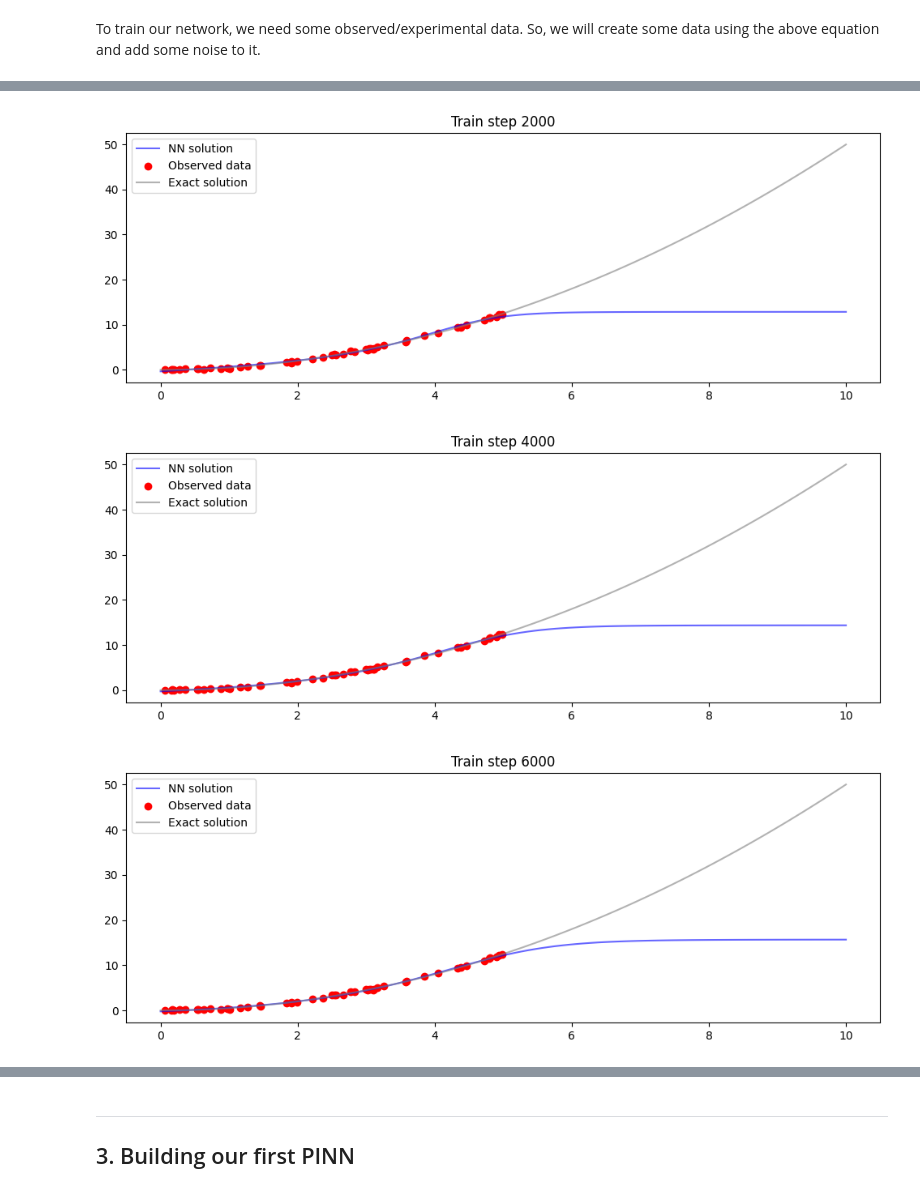
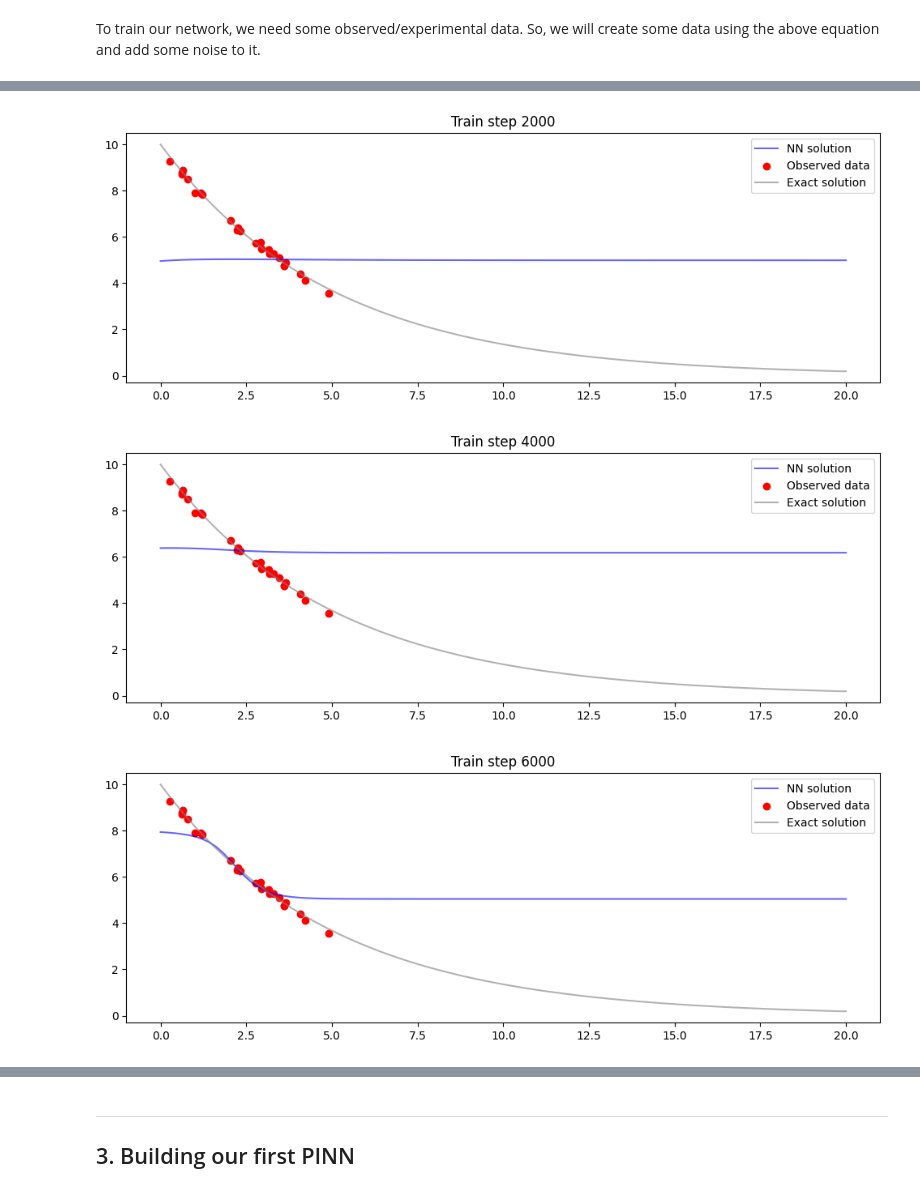
Before and after one commit to SamerHany/CHES307-Applications-of-Machine-Learning-in-Chemical-Engineering, a Jupyter notebook: Week 3/Tutorial 3 - Physics-informed neural networks.ipynb, the cells around one changed output, grey strips where cells are left out. Drawn from its saved outputs; the diff is of its cells as text; code cells hidden in the pictures.

```diff
--- a/Week 3/Tutorial 3 - Physics-informed neural networks.ipynb
+++ b/Week 3/Tutorial 3 - Physics-informed neural networks.ipynb
@@ -87,34 +109,35 @@ import matplotlib.pyplot as plt
 Now let's create a simple equation to test our network on.
 # %%
 # System model
-def exact_solution(c, x):
+def exact_solution(c_0, k, x):
     """
     The exact solution to the system model
-    y = c*x^2
+    y = c_0*exp(-k*x)
     """
-    y = c*x**2
+    y = c_0 * np.exp(-k * x)
     return y
 # %% [markdown]
 To train our network, we need some observed/experimental data. So, we will create some data using the above equation and add some noise to it.
 # %%
 # fix the random seed
-torch.manual_seed(21)
+torch.manual_seed(12)
 
 # model parameters
-c = 0.5
+c_0 = 10.0    # initial concentration
+k = 0.2     # reaction rate constant
 
 # define the experimental range for the independent parameter
-x_obs = torch.rand(50).view(-1, 1) * 5
+x_obs = torch.rand(25).view(-1, 1) * 5
 
 # generate the observed data
-y_obs = exact_solution(c, x_obs)
+y_obs = exact_solution(c_0, k, x_obs)
 
 # add some noise to the observed data
 y_obs += 0.1 * torch.randn_like(y_obs)
 
 # define the full range for the independent parameter and the exact solution
-x_test = torch.linspace(0, 10, 100).view(-1, 1)
-y_exact = exact_solution(c, x_test)
+x_test = torch.linspace(0, 20, 100).view(-1, 1)
+y_exact = exact_solution(c_0, k, x_test)
 
 # plot the data
 def plot_observed_data():
@@ -130,10 +153,11 @@ plot_observed_data()
 # create neural network class
 class NN(nn.Module):
     # define the class constructor
-    def __init__(self, n_input, n_output, n_hidden, n_layers, act_fn=nn.Tanh()):
+    def __init__(self, n_input, n_output, n_hidden, n_layers, act_fn=nn.Sigmoid()):
+        # initialize the super/parent class (nn.Module)
         super().__init__()
 
-
+        # assign the activation function
         self.act_fn = act_fn
 
         # create the input layer
@@ -183,8 +207,8 @@ class NN(nn.Module):
 
 
 # create a neural network instance
-model_nn = NN(1, 1, 2, 2)
+model_nn = NN(1, 1, 3, 2)
 
 # train the NN
-model_nn.fit(x_obs, y_obs, 10000, lr=0.01)
+model_nn.fit(x_obs, y_obs, 10000, lr=0.001)
 # %% [output]
@@ -192,3 +216,3 @@ model_nn.fit(x_obs, y_obs, 10000, lr=0.01)
-[figure, old version]
+[figure, new version]
-[figure, old version]
+[figure, new version]
-[figure, old version]
+[figure, new version]
```
Also changed, not shown: parts of 14 cells of this notebook, 8 other files.
